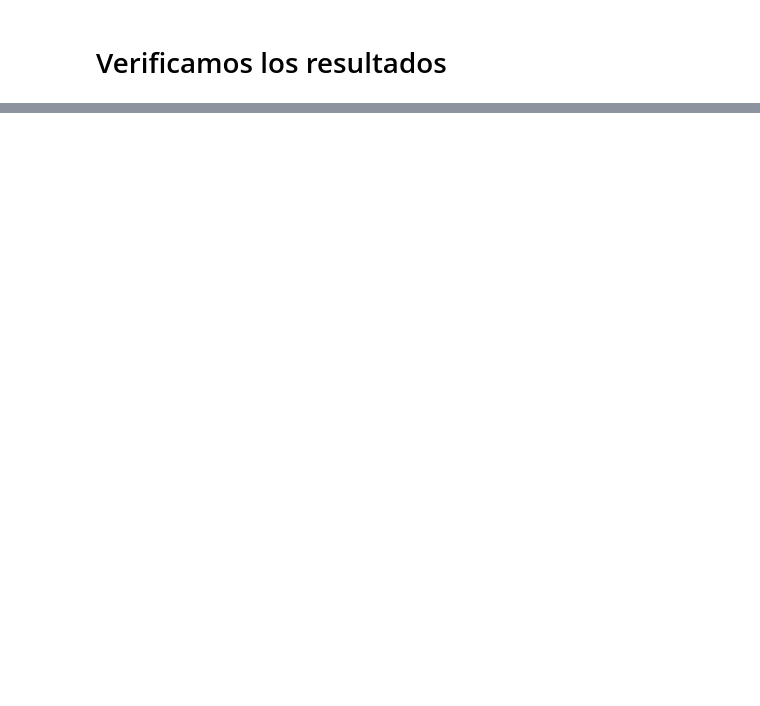
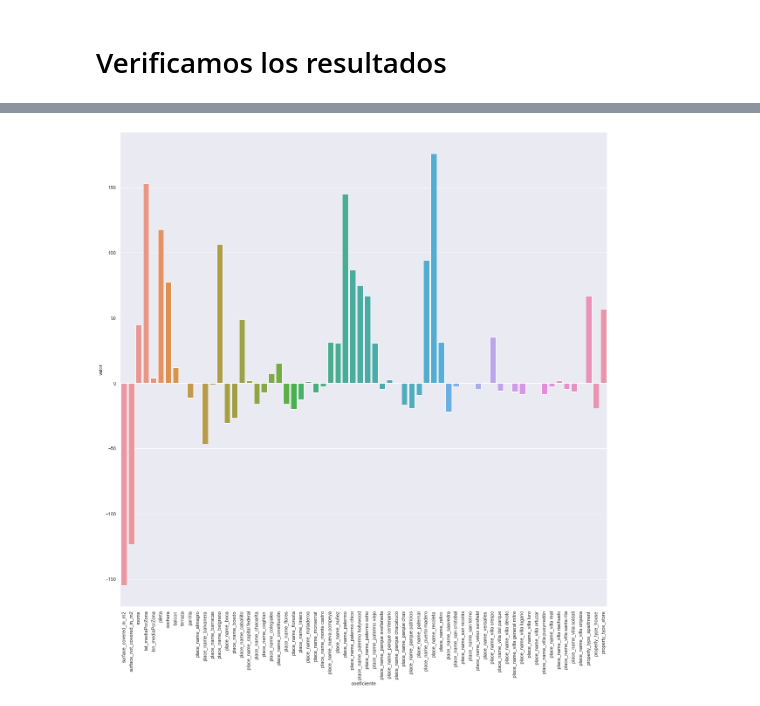
Before and after one commit to rdgagliano/DataScience-Grupo3, a Jupyter notebook: Desafio_2_1.ipynb, the cells around one changed output, grey strips where cells are left out. Cells and saved outputs as stored; diff of their text form; code cells hidden in the pictures; blank space fills up the shorter version.

```diff
--- a/Desafio_2_1.ipynb
+++ b/Desafio_2_1.ipynb
@@ -256,5 +415,5 @@ df_ridge_prediccion_vs_real
 # %% [markdown]
 # Generamos el modelo para Lasso Cross Validation
 # %%
-model_lasso, LassoCV_predicciones, df_lasso_prediccion_vs_real = \
+model_lasso, LassoCV_predicciones, df_lasso_prediccion_vs_real, scores_lasso = \
         Desafio_2_aux.generateLassoCV(X_train, X_test, y_train, y_test, np.linspace(0.001,1,300), cv)
@@ -286,0 +508,8 @@ print(" Train RMSE lineal   : %.2f \n" % rmse(y_train,y_pred_tr_lm),
+# %%
+df_coeficientes_lasso = Desafio_2_aux.generateDataFrameFromModelCoeficients(model_lasso.coef_, X.columns)
+# %%
+sns.set(rc={'figure.figsize':(20,20)});
+ax = sns.barplot(x="coeficiente", y="valor", data=df_coeficientes_lasso);
+ax.set_xticklabels(ax.get_xticklabels(), rotation=90);
+# %% [output]
+[figure, added]
```
Also changed, not shown: parts of 36 cells of this notebook, 1 other file.
